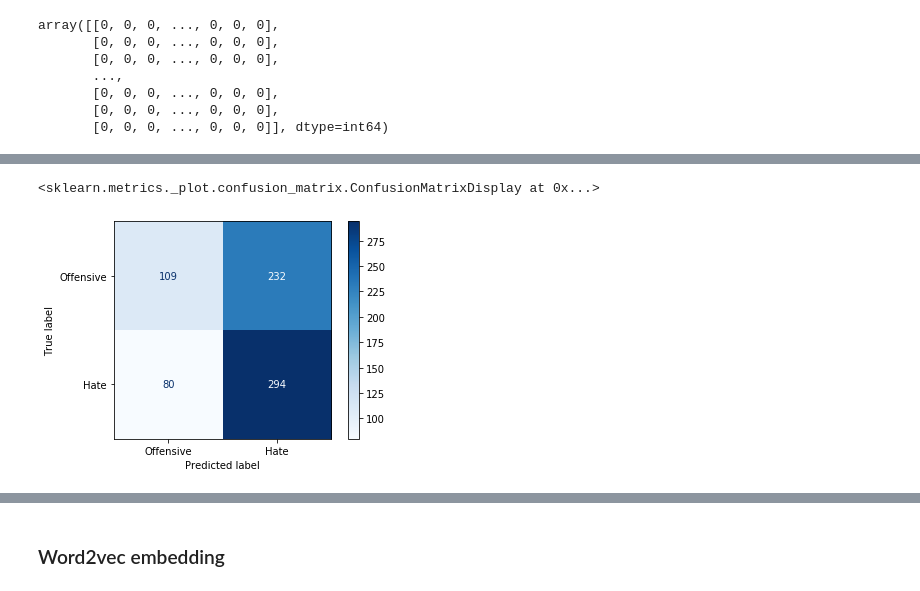
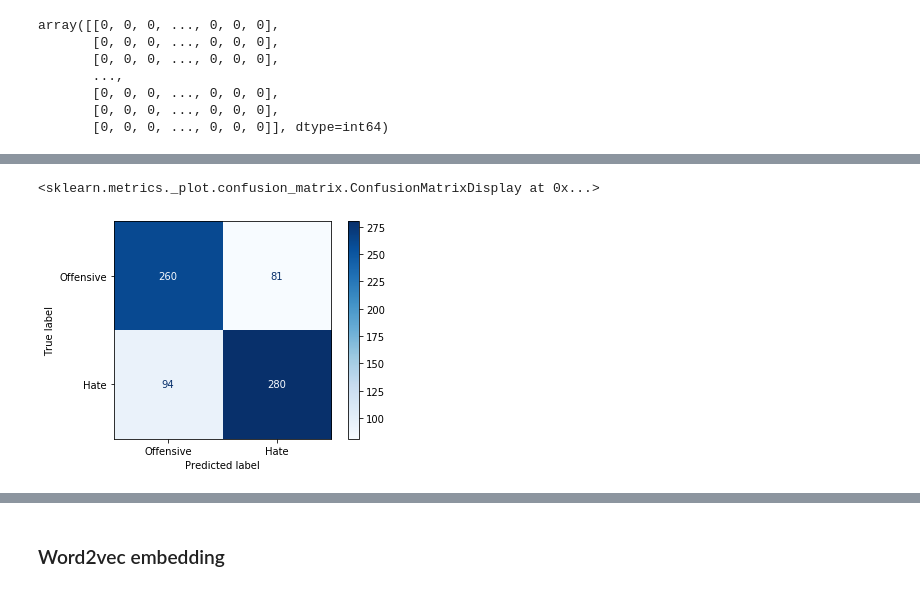
Before and after one commit to sheensta/twitter_hate_speech, a Jupyter notebook: notebooks/Week2_Features_Sean.ipynb, the cells around one changed output, grey strips where cells are left out. Drawn from its saved outputs; the diff is of its cells as text; code cells hidden in the pictures.

```diff
--- a/notebooks/Week2_Features_Sean.ipynb
+++ b/notebooks/Week2_Features_Sean.ipynb
@@ -71,5 +71,7 @@ array([[0, 0, 0, ..., 0, 0, 0],
 # get all unique words in the corpus
 vocab = cv.get_feature_names()
 # show document feature vectors
-pd.DataFrame(cv_matrix, columns=vocab)
+df_BOW = pd.DataFrame(cv_matrix, columns=vocab)
+df_BOW['class'] = df['class']
+df_BOW
 # %% [output]
@@ -91,5 +112,5 @@ pd.DataFrame(cv_matrix, columns=vocab)
 # %%
-X = pd.concat([pd.DataFrame(cv_matrix, columns=vocab), df[['mention_count', 'url_count', 'hashtag_count']]], axis = 1)
+X = pd.concat([df_BOW.drop(columns = ['class']), df[['mention_count', 'url_count', 'hashtag_count']]], axis = 1)
 y = df['class'].astype(int)
 # %%
 from sklearn.model_selection import train_test_split
@@ -102,12 +184,11 @@ from sklearn.feature_selection import SelectFromModel
 # %%
-gnb = GaussianNB()
-param_grid = [{}]
-grid_search = GridSearchCV(gnb,
+tree = GridSearchCV(DecisionTreeClassifier(),
                            param_grid,
                            cv=KFold(n_splits=5,
                                               random_state=42).split(X_train, y_train),
                            verbose=2)
-y_preds = grid_search.fit(X_train, y_train).predict(X_test)
+
+y_preds_tree = tree.fit(X_train, y_train).predict(X_test)
 # %% [output]
 [Parallel(n_jobs=1)]: Using backend SequentialBackend with 1 concurrent workers.
 Fitting 5 folds for each of 1 candidates, totalling 5 fits
@@ -126,7 +207,5 @@ Fitting 5 folds for each of 1 candidates, totalling 5 fits
 # %%
-from sklearn.metrics import plot_confusion_matrix
-class_names = ['Offensive', 'Hate']
-plot_confusion_matrix(grid_search, X_test, y_test, cmap=plt.cm.Blues, display_labels = class_names, values_format = '')
+plot_confusion_matrix(tree, X_test, y_test, cmap=plt.cm.Blues, display_labels = class_names, values_format = '')
 # %% [output]
 <sklearn.metrics._plot.confusion_matrix.ConfusionMatrixDisplay at 0x...>
-[figure, old version]
+[figure, new version]
```
Also changed, not shown: parts of 51 cells of this notebook, 2 other files.
